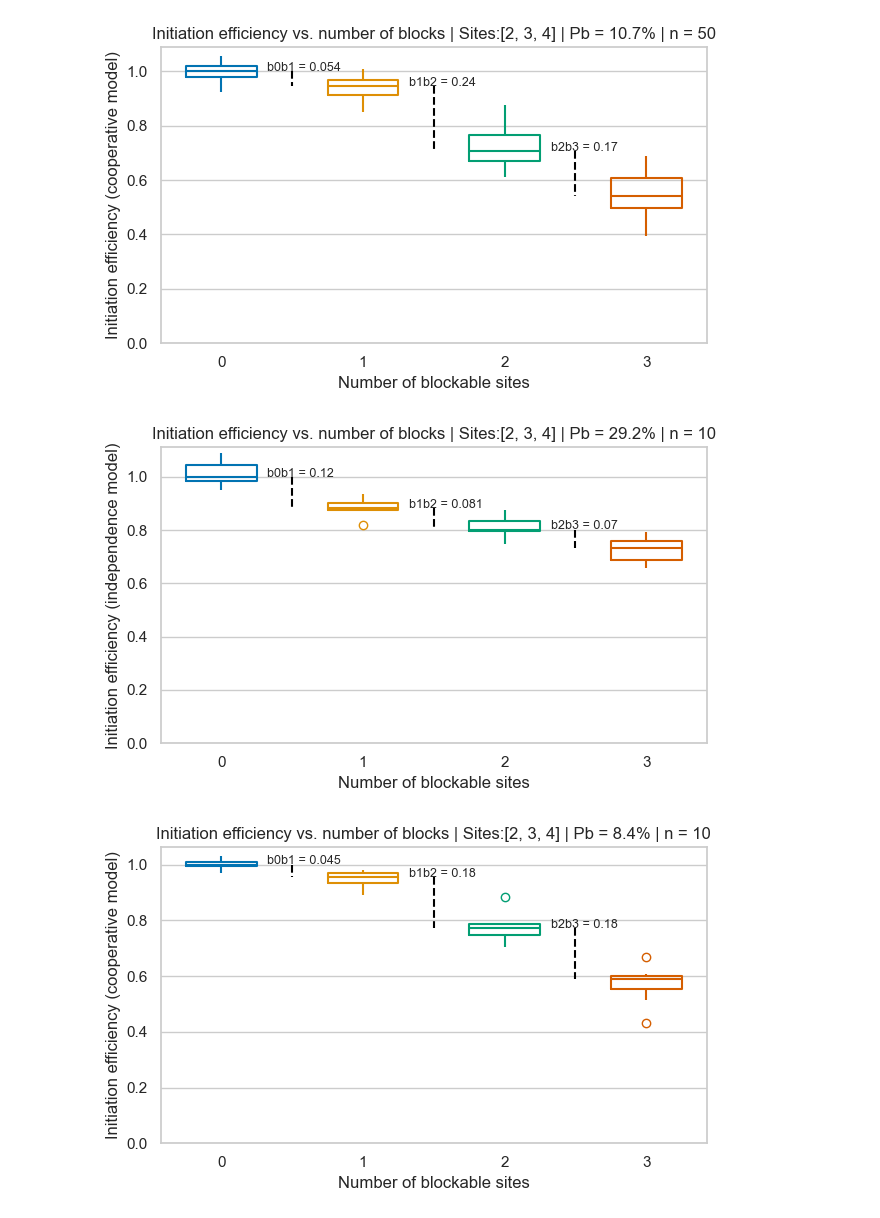
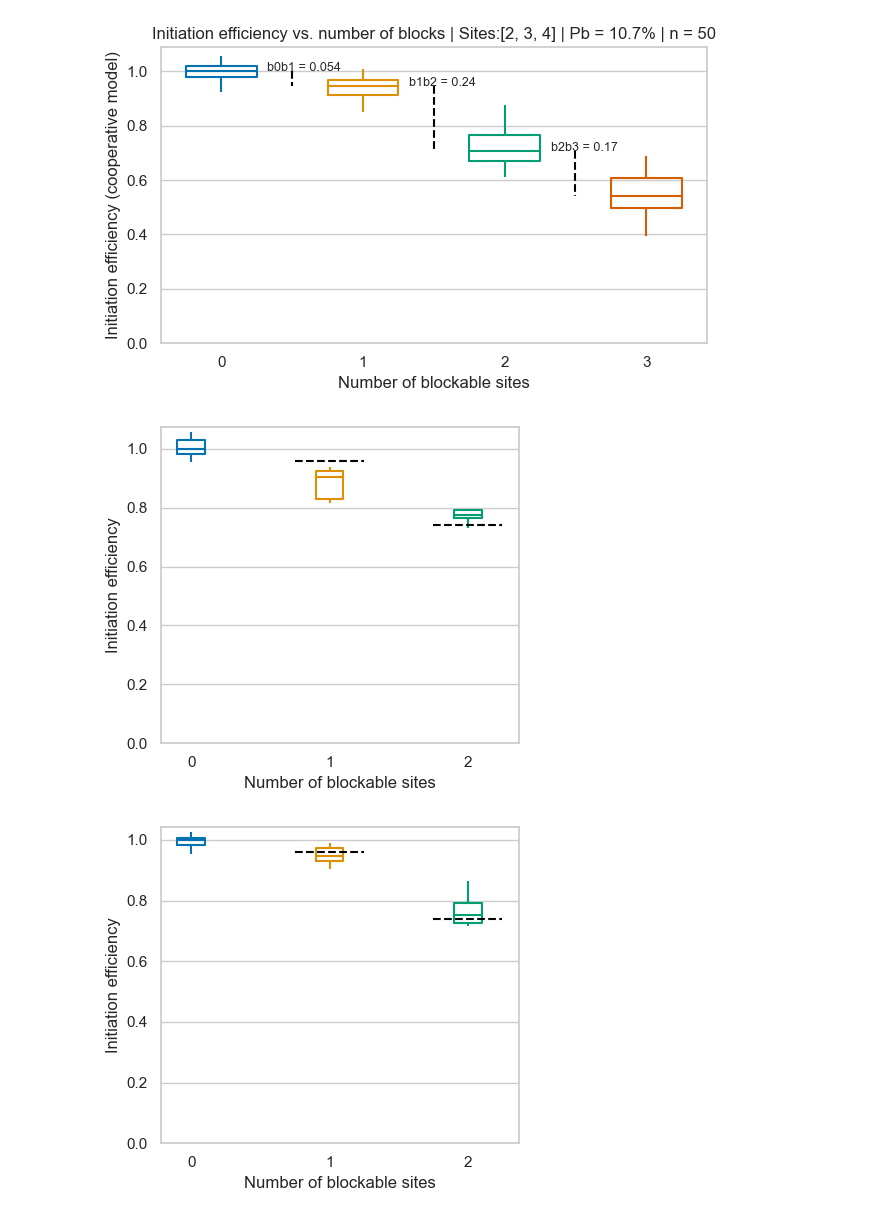
Before and after one commit to gabin-rousseau/roadblock_project, a Jupyter notebook: python/rini_v0-8.ipynb, the cells around one changed output. Saved outputs shown, nothing was run; the diff lists cells and outputs as text; code cells hidden in the pictures.

```diff
--- a/python/rini_v0-8.ipynb
+++ b/python/rini_v0-8.ipynb
@@ -1013,19 +1013,21 @@ def rini_INIvBLOCK(t=10000, L=100, l=1, a=0.75, b=0.75, p=1, k_on=0.5, k_off=0.5
 
     if visual==True:
         plt.figure(figsize = (12, 4))
-        plt.subplot(121)
-        sns.boxplot(x='block_number', y='initiation', fill=False, showcaps=False, width=.5, hue='block_number', palette='colorblind', legend=False,data=rini_INIvBLOCK_data)
-        for iii in range(1,blockcount):
-            median_i=statistics.median(rini_INIvBLOCK_data['initiation'].loc[rini_INIvBLOCK_data['block_number']==iii-1])
-            median_ii=statistics.median(rini_INIvBLOCK_data['initiation'].loc[rini_INIvBLOCK_data['block_number']==iii])
-            plt.plot([iii-0.5,iii-0.5], [median_i,median_ii],'--', color='black')
-            plt.text(iii-0.675,median_i+0.001,f'b{iii-1}b{iii} = {median_i-median_ii:.2g}',fontsize=9)
+        plt.subplot(131)
+        sns.boxplot(x='block_number', y='initiation', fill=False, showcaps=False, width=.2, hue='block_number', palette='colorblind', legend=False,data=rini_INIvBLOCK_data.loc[rini_INIvBLOCK_data['block_number']<3])
+        #for iii in range(1,blockcount):
+            #median_i=statistics.median(rini_INIvBLOCK_data['initiation'].loc[rini_INIvBLOCK_data['block_number']==iii-1])
+            #median_ii=statistics.median(rini_INIvBLOCK_data['initiation'].loc[rini_INIvBLOCK_data['block_number']==iii])
+            #plt.plot([iii-0.5,iii-0.5], [median_i,median_ii],'--', color='black')
+            #plt.text(iii-0.675,median_i+0.001,f'b{iii-1}b{iii} = {median_i-median_ii:.2g}',fontsize=9)
+
+        plt.plot([0.75,1.25], [0.959,0.959],'--', color='black')
+        plt.plot([1.75,2.25], [0.741,0.741],'--', color='black')
 
         #plt.xticks(np.arange(0, L+2, step=2))
         plt.yticks(np.arange(0, 1.2, step=0.2))
         plt.xlabel('Number of blockable sites')
-        plt.ylabel('Initiation efficiency (independence model)')
-        plt.title(f'Initiation efficiency vs. number of blocks | Sites:{[x+1 for x in B_i]} | Pb = {round(k_on/(k_on+k_off)*100,1)}% | n = {n}')
+        plt.ylabel('Initiation efficiency')
 
         plt.tight_layout()
         plt.show();
@@ -1796,11 +1810,11 @@ corini_INIvBLOCK(t=500,n=50,L=5, B_i=[1,2,3],coop_d=1, l_rb=1 ,l=1,k_on=0.06, vi
 [figure]
 # %%
 #k_on best inde plot
-rib(t=1000, L=5, l=1, a=0.75, b=0.75, p=1, k_on=0.206, k_off=0.5, l_rb=1, B_i=[1, 2, 3], n=10, dataset=False, visual=True, comparison_output=False)
+rini_INIvBLOCK(t=1000, L=5, l=1, a=0.75, b=0.75, p=1, k_on=0.227, k_off=0.5, l_rb=1, B_i=[1, 2, 3], n=10, dataset=False, visual=True, comparison_output=False)
 # %% [output]
-[figure, old version]
+[figure, new version]
 # %%
 #k_on best coop plot
-cib(t=1000, L=5, l=1, a=0.75, b=0.75, p=1, k_on=0.046, k_off=0.5, l_rb=1, B_i=[1, 2, 3],coop_p=0.4, coop_m=0.4, coop_d=1, n=10, dataset=False, visual=True, comparison_output=False)
+corini_INIvBLOCK(t=1000, L=5, l=1, a=0.75, b=0.75, p=1, k_on=0.043, k_off=0.5, l_rb=1, B_i=[1, 2, 3],coop_p=0.4, coop_m=0.4, coop_d=1, n=10, dataset=False, visual=True, comparison_output=False)
 # %% [output]
-[figure, old version]
+[figure, new version]
```
Also changed, not shown: parts of 14 cells of this notebook.
